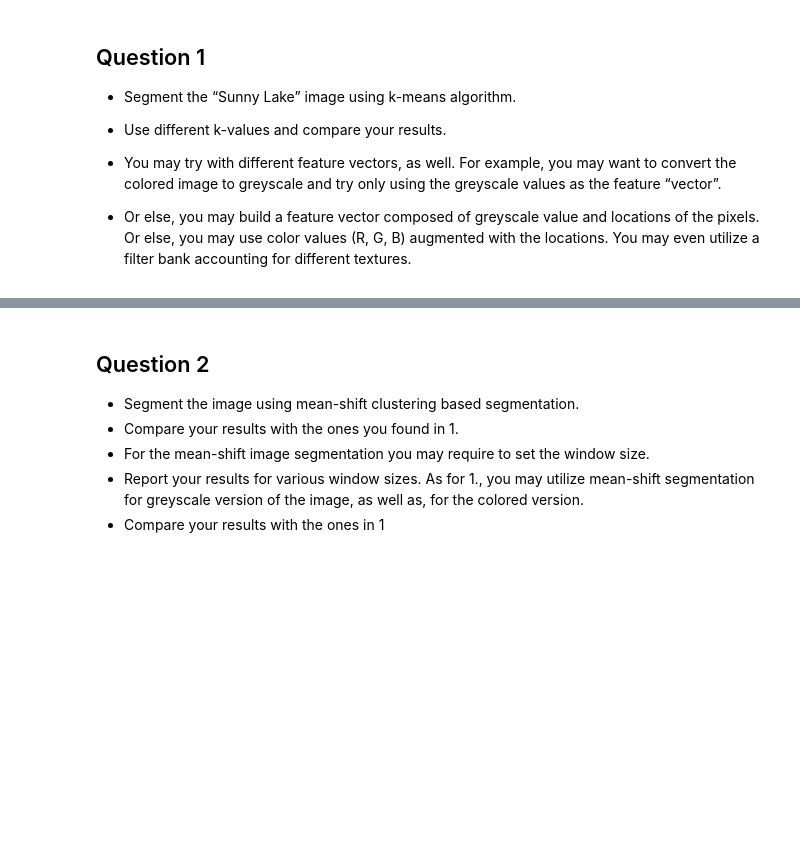
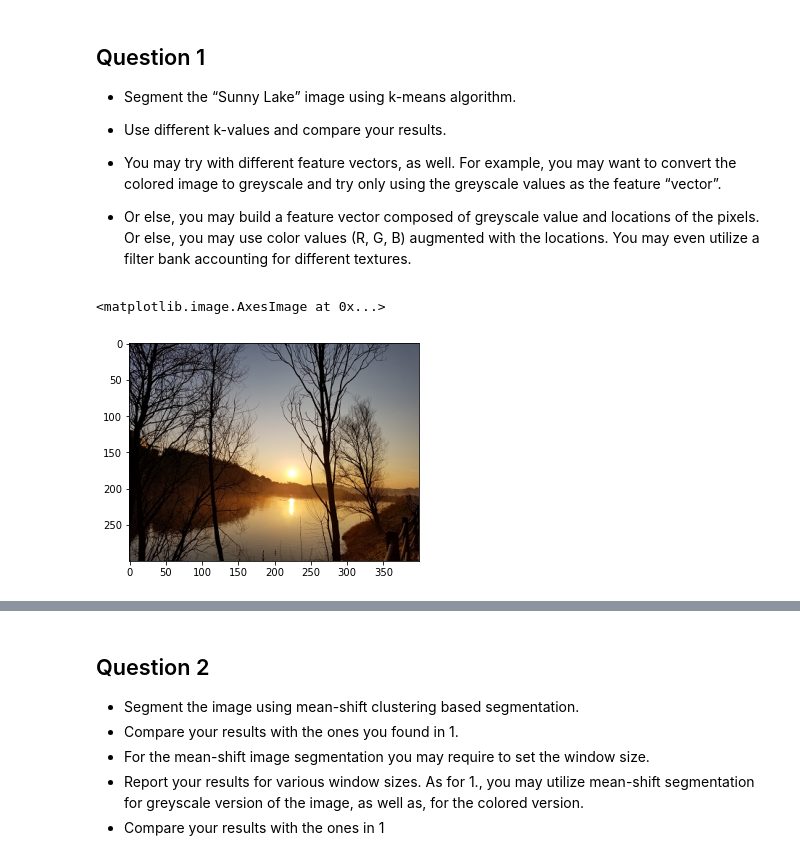
Before and after one commit to yukosgiti/BBL_588_HW_2, a Jupyter notebook: homemork2.ipynb, the cells around one changed output, grey strips where cells are left out. Cells and saved outputs as stored; diff of their text form; code cells hidden in the pictures; blank space fills up the shorter version.

```diff
--- a/homemork2.ipynb
+++ b/homemork2.ipynb
@@ -14,0 +27,10 @@ Yüksel Kapan - 7004191018
+# %%
+# Load image
+from matplotlib import pyplot as plt
+from PIL import Image
+import numpy as np
+sunny_lake = plt.imread("./data/SunnyLake.bmp")/255 # Read and rescale so the values are in [0.0, 1.0].
+plt.imshow(sunny_lake)
+# %% [output]
+<matplotlib.image.AxesImage at 0x...>
+[figure, added]
```
Also changed, not shown: parts of 5 cells of this notebook.
